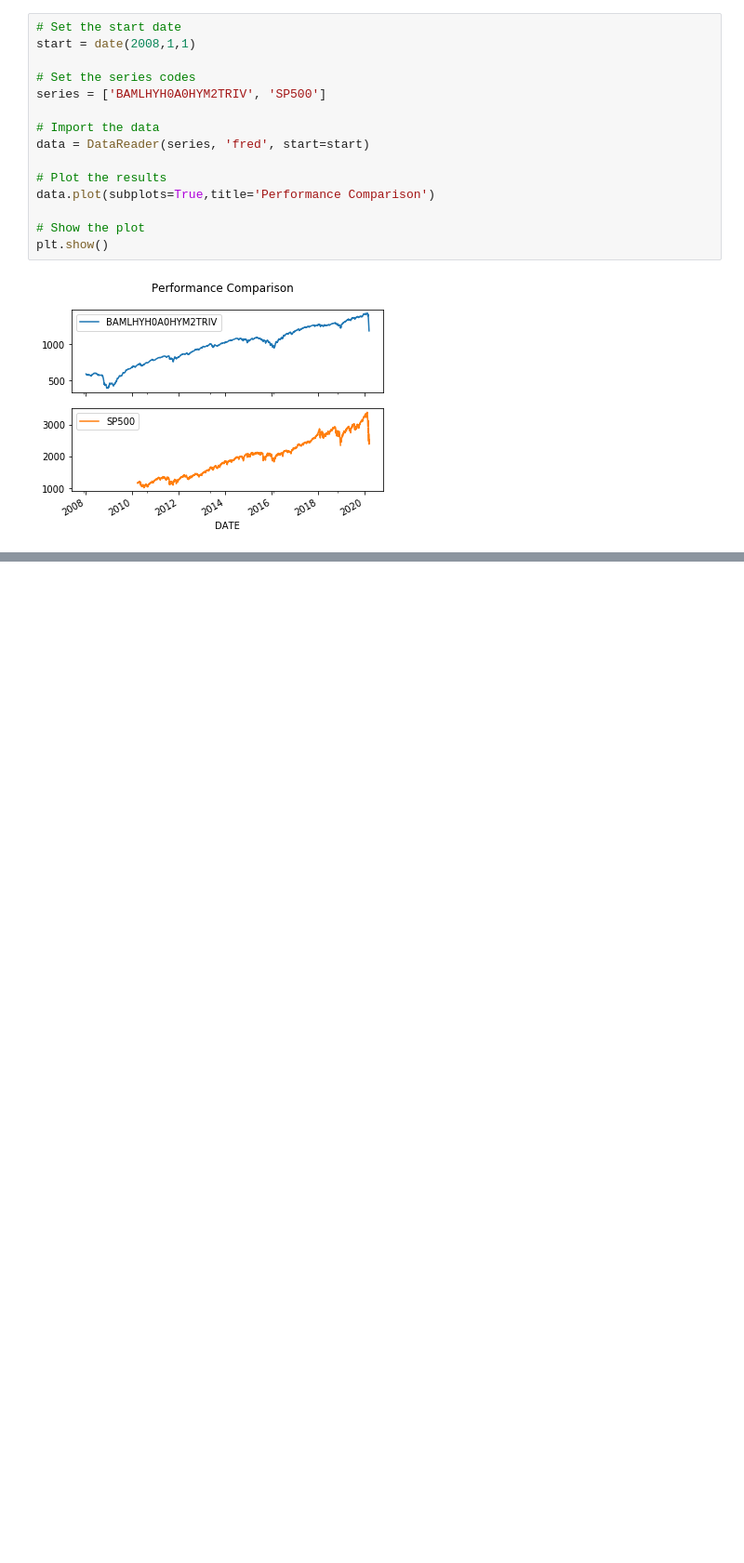
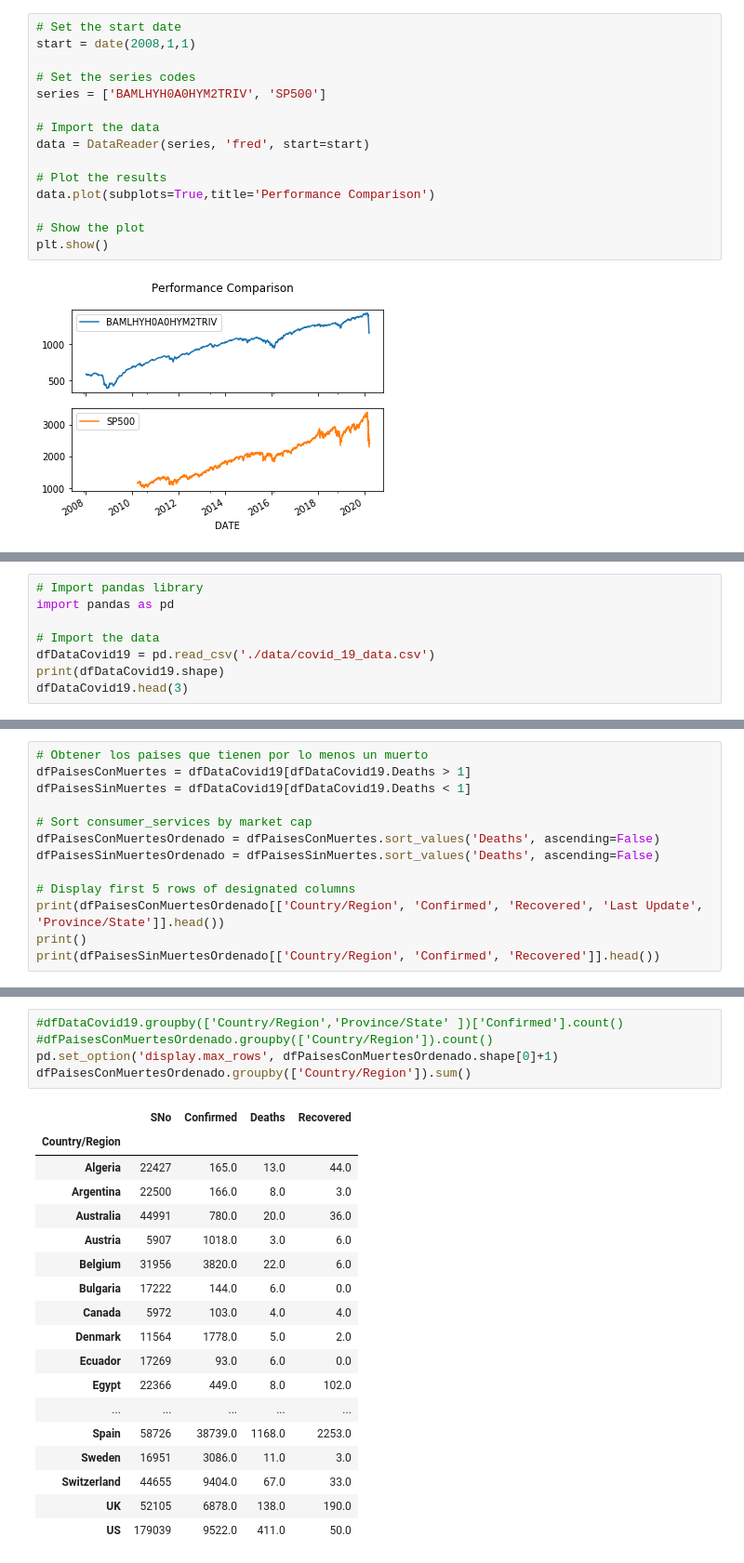
Before and after one commit to epinedaWorks/ImpotarYAnalizarDatosEnPython, a Jupyter notebook: ImportingDataParte2.ipynb, the cells around one changed output, grey strips where cells are left out. Shown at 93% size. Drawn from its saved outputs; the diff is of its cells as text; blank space fills up the shorter version.

Commit message:
Cap2. Analisis de datos financieros. Group by en pandas

```diff
--- a/ImportingDataParte2.ipynb
+++ b/ImportingDataParte2.ipynb
@@ -187,0 +193,8 @@ plt.show()
+# %%
+# Import pandas library
+import pandas as pd
+
+# Import the data
+dfDataCovid19 = pd.read_csv('./data/covid_19_data.csv')
+print(dfDataCovid19.shape)
+dfDataCovid19.head(3)
@@ -187,0 +211,13 @@ plt.show()
+# %%
+# Obtener los paises que tienen por lo menos un muerto
+dfPaisesConMuertes = dfDataCovid19[dfDataCovid19.Deaths > 1]
+dfPaisesSinMuertes = dfDataCovid19[dfDataCovid19.Deaths < 1]
+
+# Sort consumer_services by market cap
+dfPaisesConMuertesOrdenado = dfPaisesConMuertes.sort_values('Deaths', ascending=False)
+dfPaisesSinMuertesOrdenado = dfPaisesSinMuertes.sort_values('Deaths', ascending=False)
+
+# Display first 5 rows of designated columns
+print(dfPaisesConMuertesOrdenado[['Country/Region', 'Confirmed', 'Recovered', 'Last Update', 'Province/State']].head())
+print()
+print(dfPaisesSinMuertesOrdenado[['Country/Region', 'Confirmed', 'Recovered']].head())
@@ -187,0 +244,24 @@ plt.show()
+# %%
+#dfDataCovid19.groupby(['Country/Region','Province/State' ])['Confirmed'].count()
+#dfPaisesConMuertesOrdenado.groupby(['Country/Region']).count()
+pd.set_option('display.max_rows', dfPaisesConMuertesOrdenado.shape[0]+1)
+dfPaisesConMuertesOrdenado.groupby(['Country/Region']).sum()
+# %% [output]
+|  | SNo | Confirmed | Deaths | Recovered |
+| Country/Region |  |  |  |  |
+| Algeria | 22427 | 165.0 | 13.0 | 44.0 |
+| Argentina | 22500 | 166.0 | 8.0 | 3.0 |
+| Australia | 44991 | 780.0 | 20.0 | 36.0 |
+| Austria | 5907 | 1018.0 | 3.0 | 6.0 |
+| Belgium | 31956 | 3820.0 | 22.0 | 6.0 |
+| Bulgaria | 17222 | 144.0 | 6.0 | 0.0 |
+| Canada | 5972 | 103.0 | 4.0 | 4.0 |
+| Denmark | 11564 | 1778.0 | 5.0 | 2.0 |
+| Ecuador | 17269 | 93.0 | 6.0 | 0.0 |
+| Egypt | 22366 | 449.0 | 8.0 | 102.0 |
+| ... | ... | ... | ... | ... |
+| Spain | 58726 | 38739.0 | 1168.0 | 2253.0 |
+| Sweden | 16951 | 3086.0 | 11.0 | 3.0 |
+| Switzerland | 44655 | 9404.0 | 67.0 | 33.0 |
+| UK | 52105 | 6878.0 | 138.0 | 190.0 |
+| US | 179039 | 9522.0 | 411.0 | 50.0 |
```
Also changed, not shown: parts of 8 cells of this notebook.
